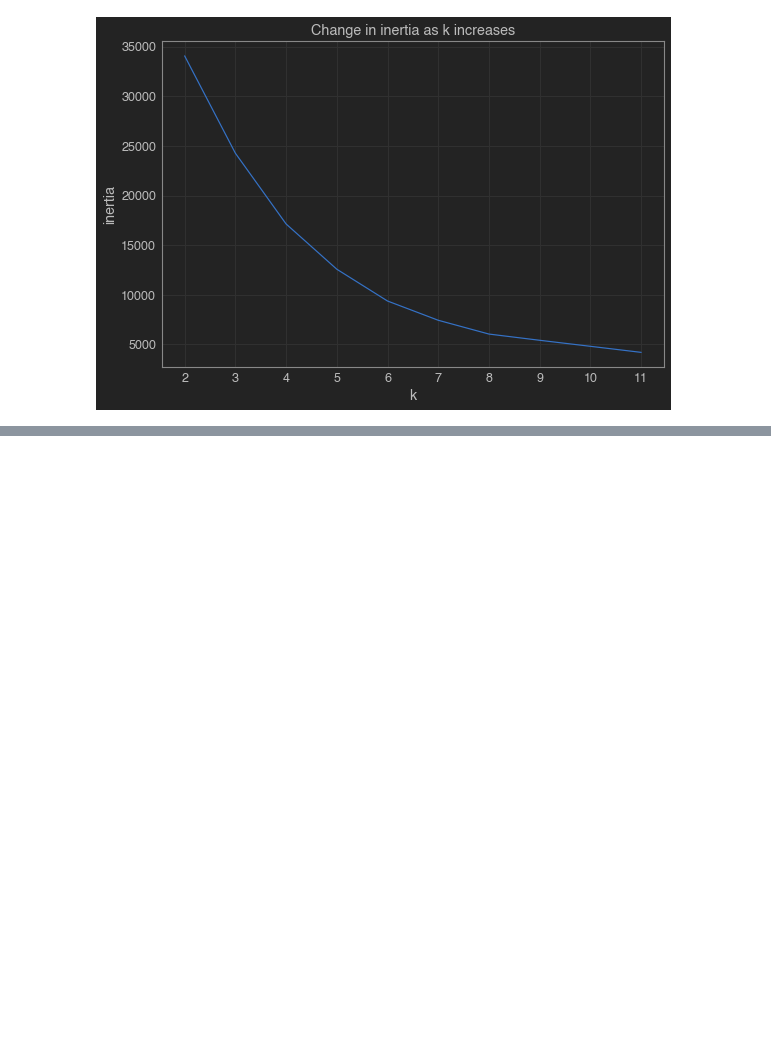
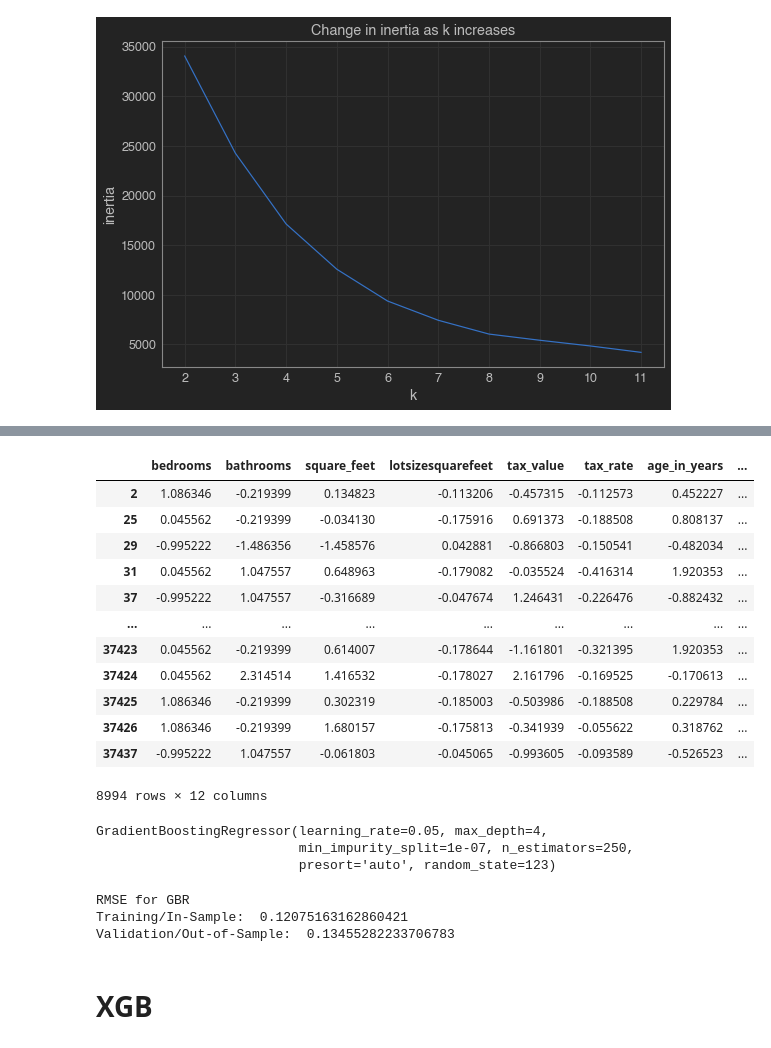
Before and after one commit to sam-and-ken/clustering-project, a Jupyter notebook: Cluster_project_explore_Ken.ipynb, the cells around one changed output, grey strips where cells are left out. Cells and saved outputs as stored; diff of their text form; code cells hidden in the pictures; blank space fills up the shorter version.

```diff
--- a/Cluster_project_explore_Ken.ipynb
+++ b/Cluster_project_explore_Ken.ipynb
@@ -671,0 +781,3 @@ Cluster_5 = North_LA
+# %%
+X_train_scaled_West_LA = X_train_scaled[X_train_scaled.cluster == 0]
+y_train_West_LA = y_train[y_train.cluster == 0]
@@ -671,0 +801,43 @@ Cluster_5 = North_LA
+# %%
+X_train_scaled_West_LA.iloc[:,0:12]
+# %% [output]
+|  | bedrooms | bathrooms | square_feet | lotsizesquarefeet | tax_value | tax_rate | age_in_years | ... |
+| 2 | 1.086346 | -0.219399 | 0.134823 | -0.113206 | -0.457315 | -0.112573 | 0.452227 | ... |
+| 25 | 0.045562 | -0.219399 | -0.034130 | -0.175916 | 0.691373 | -0.188508 | 0.808137 | ... |
+| 29 | -0.995222 | -1.486356 | -1.458576 | 0.042881 | -0.866803 | -0.150541 | -0.482034 | ... |
+| 31 | 0.045562 | 1.047557 | 0.648963 | -0.179082 | -0.035524 | -0.416314 | 1.920353 | ... |
+| 37 | -0.995222 | 1.047557 | -0.316689 | -0.047674 | 1.246431 | -0.226476 | -0.882432 | ... |
+| ... | ... | ... | ... | ... | ... | ... | ... | ... |
+| 37423 | 0.045562 | -0.219399 | 0.614007 | -0.178644 | -1.161801 | -0.321395 | 1.920353 | ... |
+| 37424 | 0.045562 | 2.314514 | 1.416532 | -0.178027 | 2.161796 | -0.169525 | -0.170613 | ... |
+| 37425 | 1.086346 | -0.219399 | 0.302319 | -0.185003 | -0.503986 | -0.188508 | 0.229784 | ... |
+| 37426 | 1.086346 | -0.219399 | 1.680157 | -0.175813 | -0.341939 | -0.055622 | 0.318762 | ... |
+| 37437 | -0.995222 | 1.047557 | -0.061803 | -0.045065 | -0.993605 | -0.093589 | -0.526523 | ... |
+8994 rows × 12 columns
+# %%
+gbr.fit(X_train_scaled_West_LA.iloc[:,0:12], y_train_West_LA.logerror)
+# %% [output]
+GradientBoostingRegressor(learning_rate=0.05, max_depth=4,
+                          min_impurity_split=1e-07, n_estimators=250,
+                          presort='auto', random_state=123)
+# %%
+# predict train
+y_train_West_LA['logerror_pred_gbr'] = gbr.predict(X_train_scaled_West_LA.iloc[:,0:12])
+
+# evaluate: rmse
+rmse_train = mean_squared_error(y_train_West_LA.logerror, y_train_West_LA.logerror_pred_gbr) ** (1/2)
+
+# predict validate
+y_validate_West_LA['logerror_pred_gbr'] = gbr.predict(X_validate_scaled_West_LA.iloc[:,0:12])
+
+# evaluate: rmse
+rmse_validate = mean_squared_error(y_validate_West_LA.logerror, y_validate_West_LA.logerror_pred_gbr) ** (1/2)
+
+print("RMSE for GBR\nTraining/In-Sample: ", rmse_train,
+      "\nValidation/Out-of-Sample: ", rmse_validate)
+# %% [output]
+RMSE for GBR
+Training/In-Sample:  0.12075163162860421
+Validation/Out-of-Sample:  0.13455282233706783
+# %% [markdown]
+# XGB
```
Also changed, not shown: parts of 65 cells of this notebook, 1 other file.
